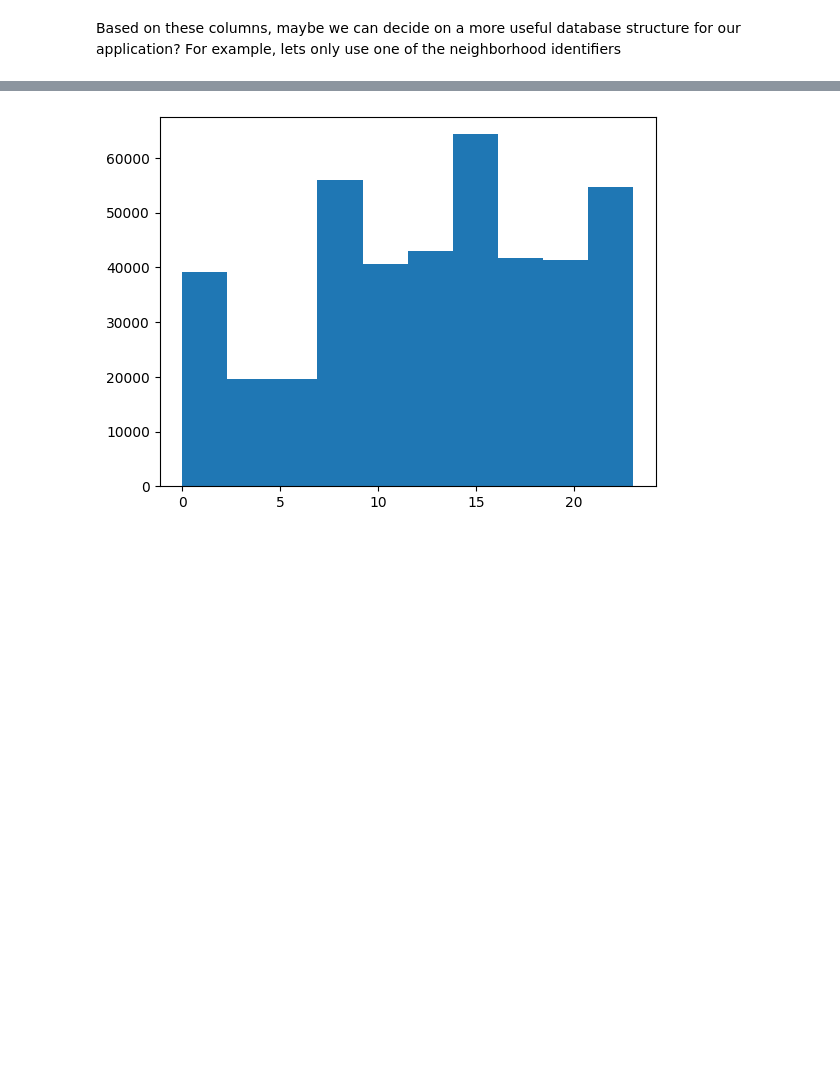
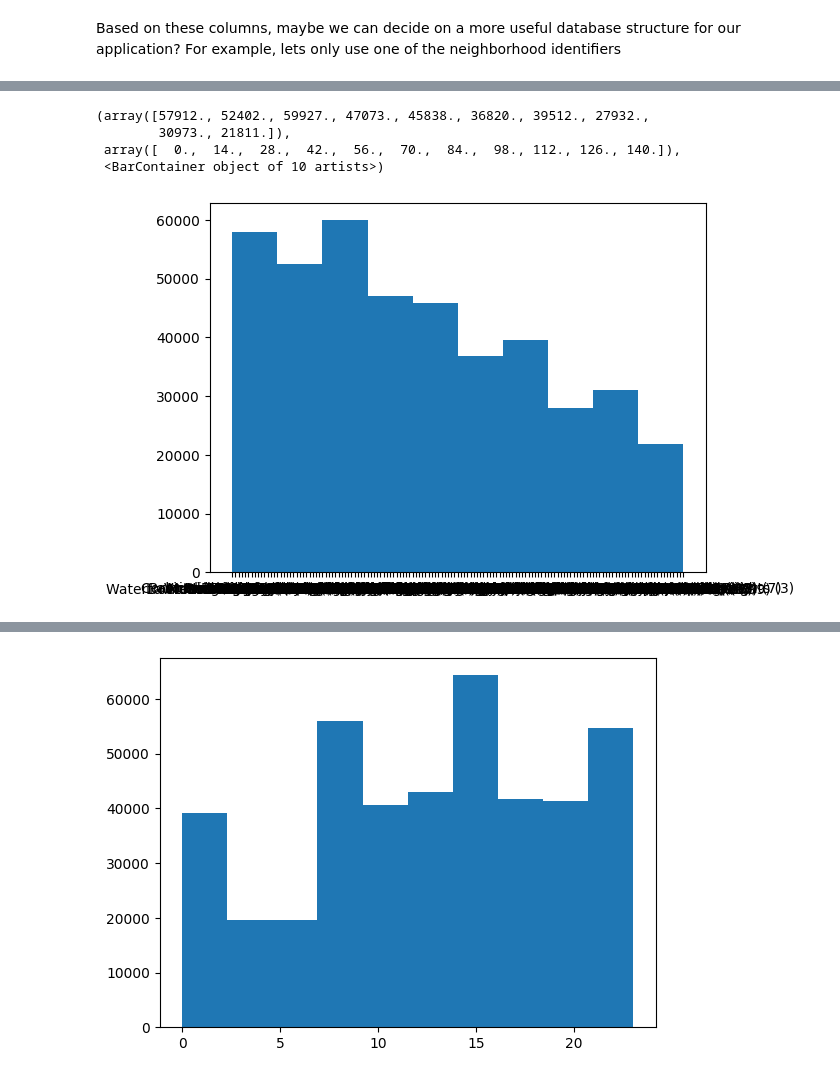
Before and after one commit to Double-Dev/CSCI403-FinalProject, a Jupyter notebook: Stats/stats.ipynb, the cells around one changed output, grey strips where cells are left out. Cells and saved outputs as stored; diff of their text form; code cells hidden in the pictures; blank space fills up the shorter version.

```diff
--- a/Stats/stats.ipynb
+++ b/Stats/stats.ipynb
@@ -49 +53,9 @@ subdf = df[df['MCI_CATEGORY']=='Assault']
+# %%
+plt.hist(df['NEIGHBOURHOOD_140'])
+# %% [output]
+(array([57912., 52402., 59927., 47073., 45838., 36820., 39512., 27932.,
+        30973., 21811.]),
+ array([  0.,  14.,  28.,  42.,  56.,  70.,  84.,  98., 112., 126., 140.]),
+ <BarContainer object of 10 artists>)
+[figure, added]
 # %%
```
Also changed, not shown: parts of 4 cells of this notebook, 3 other files.
